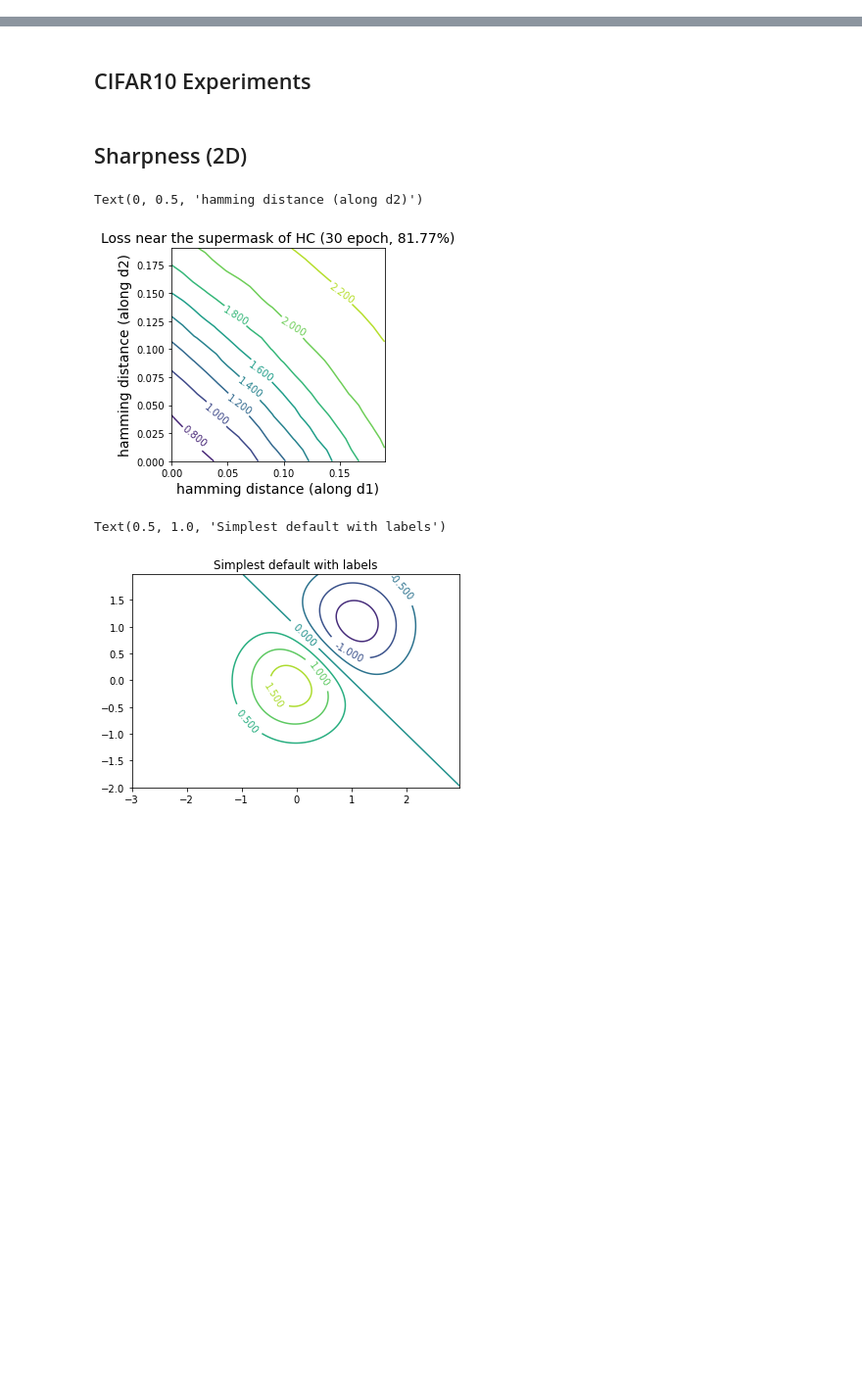
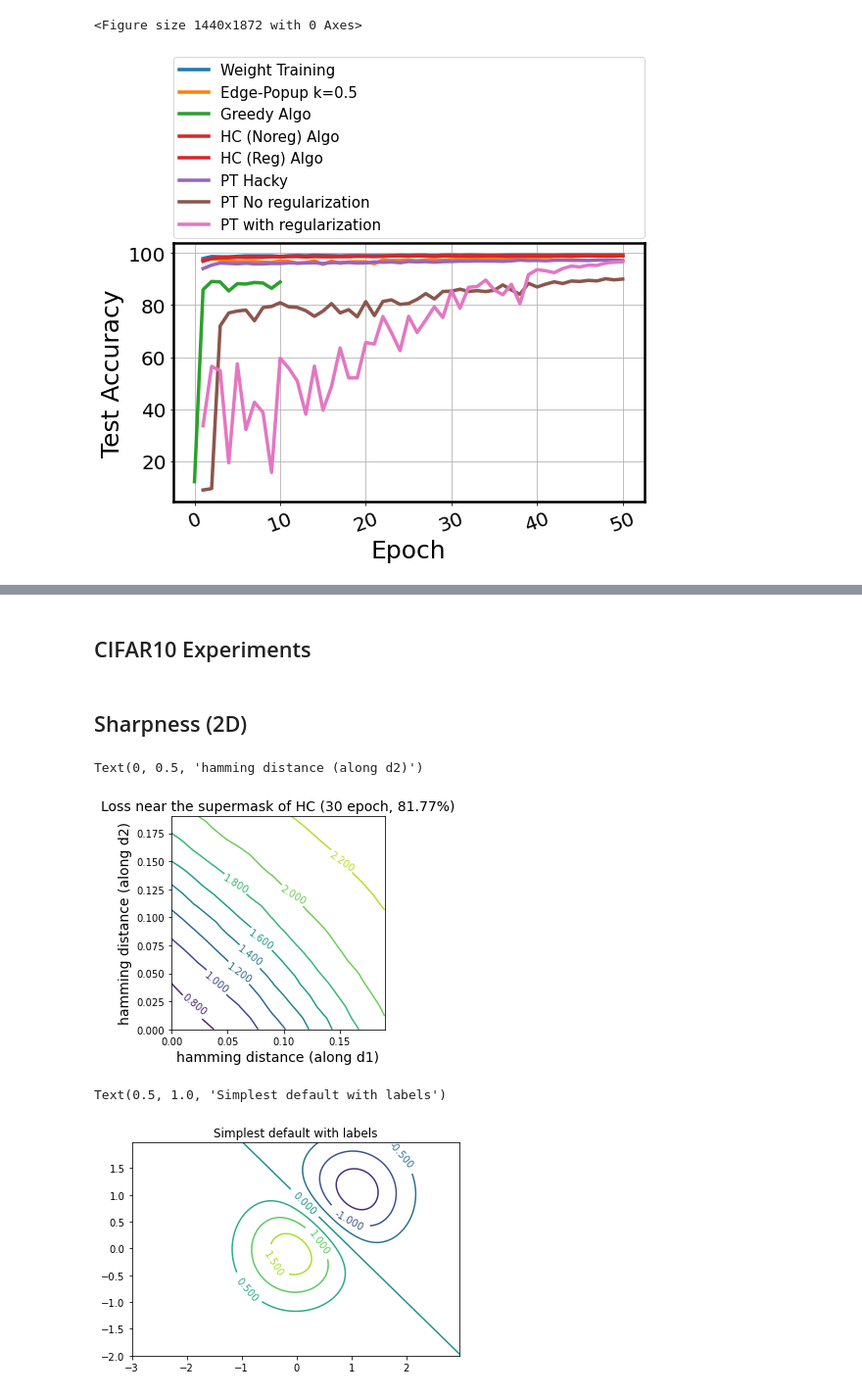
Before and after one commit to ksreenivasan/pruning_is_enough, a Jupyter notebook: plotting_things.ipynb, the cells around one changed output, grey strips where cells are left out. Shown: that part at 98% size. Saved outputs shown, nothing was run; the diff lists cells and outputs as text; code cells hidden in the pictures; blank space fills up the shorter version.

Commit message:
adding mnist plots

```diff
--- a/plotting_things.ipynb
+++ b/plotting_things.ipynb
@@ -18,8 +18,8 @@ def get_avg_sparsity(row):
 
 df_weight_train = pd.read_csv("results/results_acc_mnist_training.csv")
 df_ep = pd.read_csv("results/results_acc_mnist_ep.csv")
-df_hc = pd.read_csv("results/HC_results_mnist.csv")
-df_hc['model_sparsity'] = df_hc.apply(lambda row: get_avg_sparsity(row), axis=1)
+df_hc_noreg = pd.read_csv("results/results_acc_mnist_hc_noreg_adam.csv")
+df_hc_reg = pd.read_csv("results/results_acc_mnist_hc_reg_adam.csv")
 df_greedy = pd.read_csv("results/plot_data_mnist_greedy.csv")
 # rename columns
 df_greedy.columns = ['train_acc', 'test_acc', 'epoch', 'model_sparsity']
@@ -30,7 +30,7 @@ df_pt_reg = pd.read_csv("results/results_acc_mnist_pt_reg_adam.csv")
 
 
 
-df_list = [df_weight_train, df_ep, df_hc, df_greedy, df_pt_hacky, df_pt_noreg, df_pt_reg]
+df_list = [df_weight_train, df_ep, df_hc_noreg, df_hc_reg, df_greedy, df_pt_hacky, df_pt_noreg, df_pt_reg]
 
 df_ep.head() # just to make sure it looks fine
 # %% [output]
@@ -71,40 +76,47 @@ df_greedy[:observation_window].plot(x='epoch', y='test_acc_smooth', linestyle='-
                               ax=ax, linewidth=3.5, color="C2", markersize=20, markevery=1,
                               label=r"Greedy Algo")
 
-df_hc[:observation_window].plot(x='epoch', y='test_acc_smooth', linestyle='-',
+df_hc_noreg[:observation_window].plot(x='epoch', y='test_acc_smooth', linestyle='-',
                               ax=ax, linewidth=3.5, color="C3", markersize=20, markevery=1,
-                              label=r"HC Algo")
+                              label=r"HC (Noreg) Algo")
 
 df_pt_hacky[:observation_window].plot(x='epoch', y='test_acc_smooth', linestyle='-',
                               ax=ax, linewidth=3.5, color="C4", markersize=20, markevery=1,
                               label=r"PT Hacky")
 
 df_pt_noreg[:observation_window].plot(x='epoch', y='test_acc_smooth', linestyle='-',
                               ax=ax, linewidth=3.5, color="C5", markersize=20, markevery=1,
                               label=r"PT No regularization")
 
 df_pt_reg[:observation_window].plot(x='epoch', y='test_acc_smooth', linestyle='-',
                               ax=ax, linewidth=3.5, color="C6", markersize=20, markevery=1,
                               label=r"PT with regularization")
+
+df_hc_reg[:observation_window].plot(x='epoch', y='test_acc_smooth', linestyle='-',
+                              ax=ax, linewidth=3.5, color="C7", markersize=20, markevery=1,
+                              label=r"HC (Reg) Algo")
 
 
 
 plt.xlabel("Epoch",fontsize=25)
 plt.ylabel("Test Accuracy",fontsize=25)
 plt.xticks(size=20, rotation=20)
 plt.yticks(size=20)
 #plt.ylim(60, 90)
 #plt.xlim(-1, 80)
 legend_properties = {'size':15}
 ax.xaxis.get_offset_text().set_fontsize(15)
 ax.xaxis.get_offset_text().set_weight('bold')
 #ax.legend(prop=legend_properties)
 ax.legend(bbox_to_anchor=(0., 1.02, 1., .102), loc='lower left',
            ncol=1, mode="expand", borderaxespad=0., prop=legend_properties)
 #ax.legend(bbox_to_anchor=(1.05, 1), loc='upper left', borderaxespad=0., prop=legend_properties)
 plt.grid()
 plt.tight_layout()
 plt.savefig("pruning_acc_comparison_mnist.pdf", format='pdf', dpi=600, bbox_inches='tight', pad_inches=0.05)
+# %% [output]
+<Figure size 1440x1872 with 0 Axes>
+[figure, added]
 # %%
 fig = plt.figure(figsize=(20, 26))
 #fig = plt.figure(figsize=(6, 4))
```
Also changed, not shown: parts of 3 cells of this notebook.
